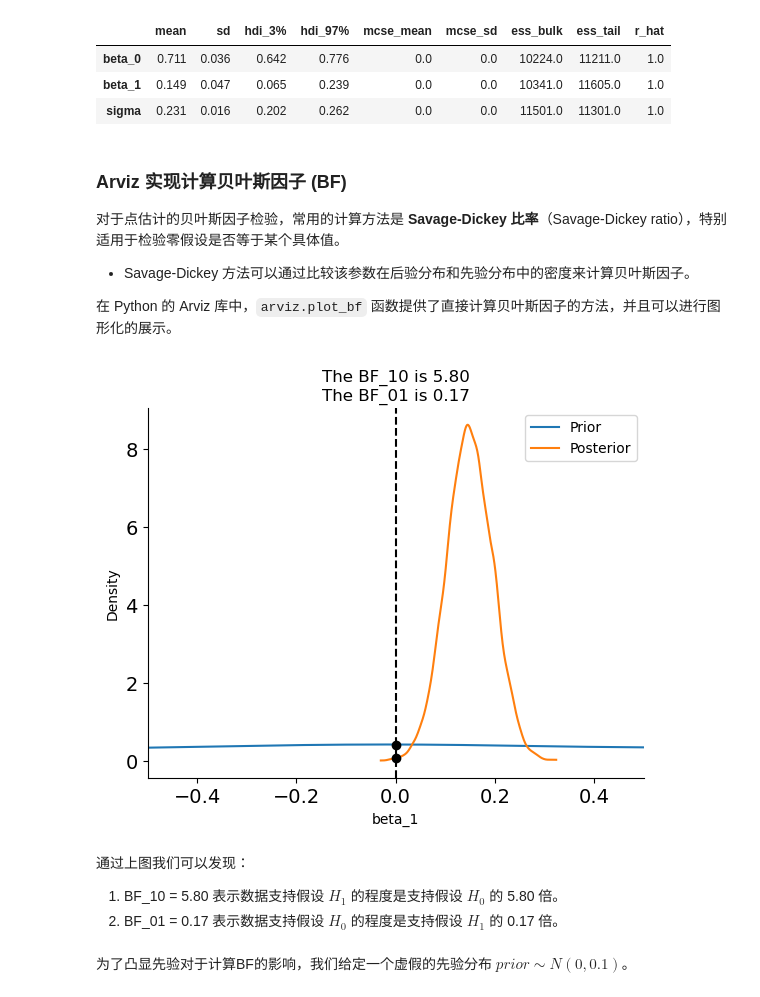
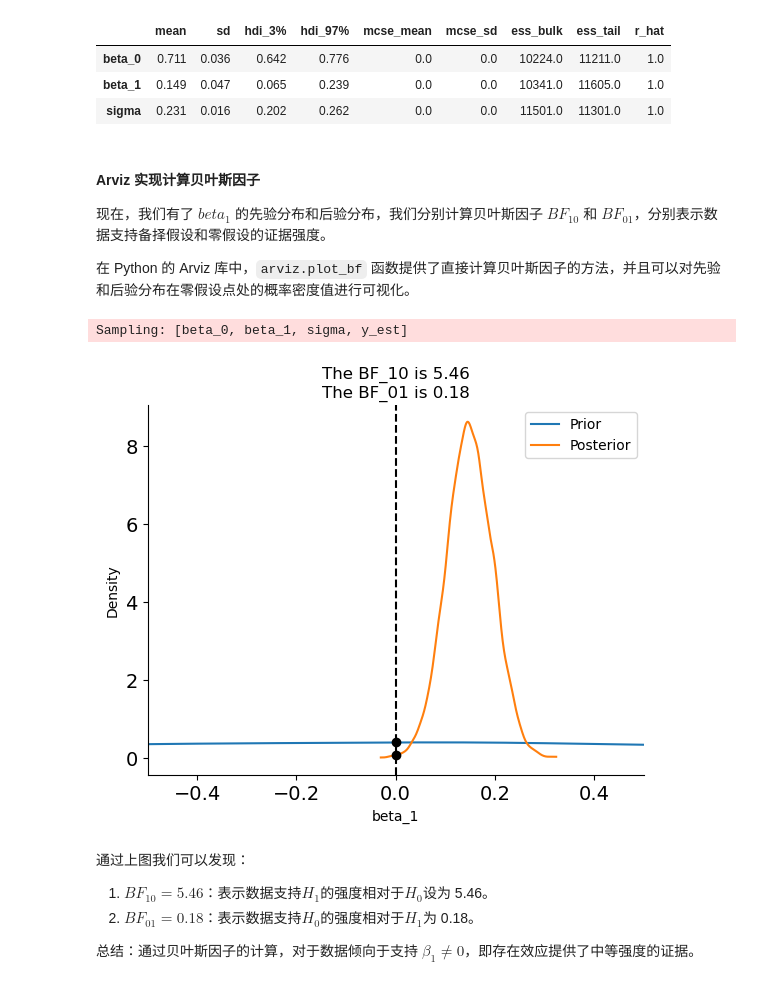
Before and after one commit to hcp4715/psybayesian, a Jupyter notebook: lecture9.ipynb, the cells around one changed output. Saved outputs shown, nothing was run; the diff lists cells and outputs as text; code cells hidden in the pictures.

```diff
--- a/lecture9.ipynb
+++ b/lecture9.ipynb
@@ -170,7 +234,7 @@ warnings.filterwarnings("ignore")
 try:
   df_raw = pd.read_csv('/home/mw/input/bayes3797/Kolvoort_2020_HBM_Exp1_Clean.csv')
 except:
-  df_raw = pd.read_csv('data/Kolvoort_2020_HBM_Exp1_Clean.csv')
+  df_raw = pd.read_csv('/data/Kolvoort_2020_HBM_Exp1_Clean.csv')
 
 # 筛选出被试"201"，匹配类型为"Matching"的数据
 df_raw["Subject"] = df_raw["Subject"].astype(str)
@@ -319,9 +352,8 @@ az.summary(trace)
 | beta_1 | 0.149 | 0.047 | 0.065 | 0.239 | 0.0 | 0.0 | 10341.0 | 11605.0 | 1.0 |
 | sigma | 0.231 | 0.016 | 0.202 | 0.262 | 0.0 | 0.0 | 11501.0 | 11301.0 | 1.0 |
 # %% [markdown]
-### Arviz 实现计算贝叶斯因子 (BF)
+#### Arviz 实现计算贝叶斯因子
 
-对于点估计的贝叶斯因子检验，常用的计算方法是 **Savage-Dickey 比率**（Savage-Dickey ratio），特别适用于检验零假设是否等于某个具体值。
-* Savage-Dickey 方法可以通过比较该参数在后验分布和先验分布中的密度来计算贝叶斯因子。
+现在，我们有了 $beta_1$ 的先验分布和后验分布，我们分别计算贝叶斯因子 $BF_{10}$ 和 $BF_{01}$，分别表示数据支持备择假设和零假设的证据强度。
 
-在 Python 的 Arviz 库中，`arviz.plot_bf` 函数提供了直接计算贝叶斯因子的方法，并且可以进行图形化的展示。
+在 Python 的 Arviz 库中，`arviz.plot_bf` 函数提供了直接计算贝叶斯因子的方法，并且可以对先验和后验分布在零假设点处的概率密度值进行可视化。
@@ -330,18 +360,18 @@ beta_1_posterior = trace.posterior['beta_1'].stack(flat_dim=("chain", "draw")).v
 # %%
-idata = az.from_dict(
-    posterior={"beta_1": trace.posterior['beta_1'].values},
-    prior={"beta_1": np.random.normal(0, 1, 5000)}  # 假设先验分布
-)
+import seaborn as sns
 
-az.plot_bf(idata, var_name="beta_1", ref_val=0)
+# 进行贝叶斯因子计算，需要采样先验分布
+with linear_model:
+    trace.extend(pm.sample_prior_predictive(5000, random_seed=84735) )
+
+# 绘制贝叶斯因子图
+az.plot_bf(trace, var_name="beta_1", ref_val=0)
+
+# 设置 x 轴的范围
 plt.xlim(-0.5, 0.5)
+
+# 去除上框线和右框线
 sns.despine()
 # %% [output]
+Sampling: [beta_0, beta_1, sigma, y_est]
-[figure, old version]
+[figure, new version]
-# %% [markdown]
-通过上图我们可以发现：
-
-1. BF_10 = 5.80 表示数据支持假设 $H_1$ 的程度是支持假设 $H_0$ 的 5.80 倍。
-2. BF_01 = 0.17 表示数据支持假设 $H_0$ 的程度是支持假设 $H_1$ 的 0.17 倍。
-# %% [markdown]
-为了凸显先验对于计算BF的影响，我们给定一个虚假的先验分布 $prior \sim N(0,0.1)$。
@@ -357 +378,8 @@ sns.despine()
+# %% [markdown]
+通过上图我们可以发现：
+
+1. $BF_{10} = 5.46$：表示数据支持$H_1$的强度相对于$H_0$设为 5.46。
+2. $BF_{01} = 0.18$：表示数据支持$H_0$的强度相对于$H_1$为 0.18。
+
+总结：通过贝叶斯因子的计算，对于数据倾向于支持 $\beta_1 \neq 0$，即存在效应提供了中等强度的证据。
 # %% [markdown]
```
Also changed, not shown: parts of 68 cells of this notebook.
